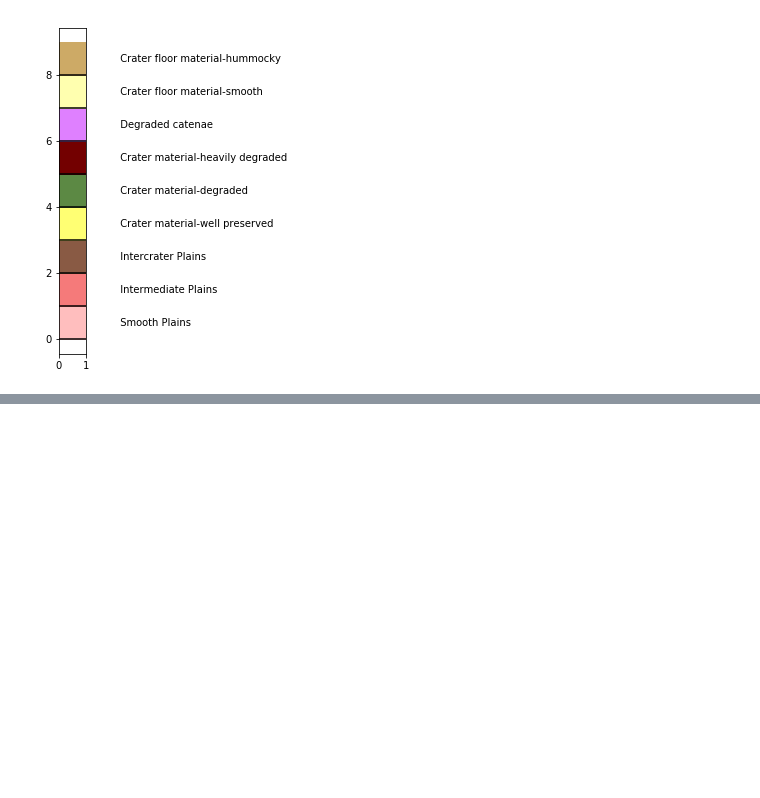
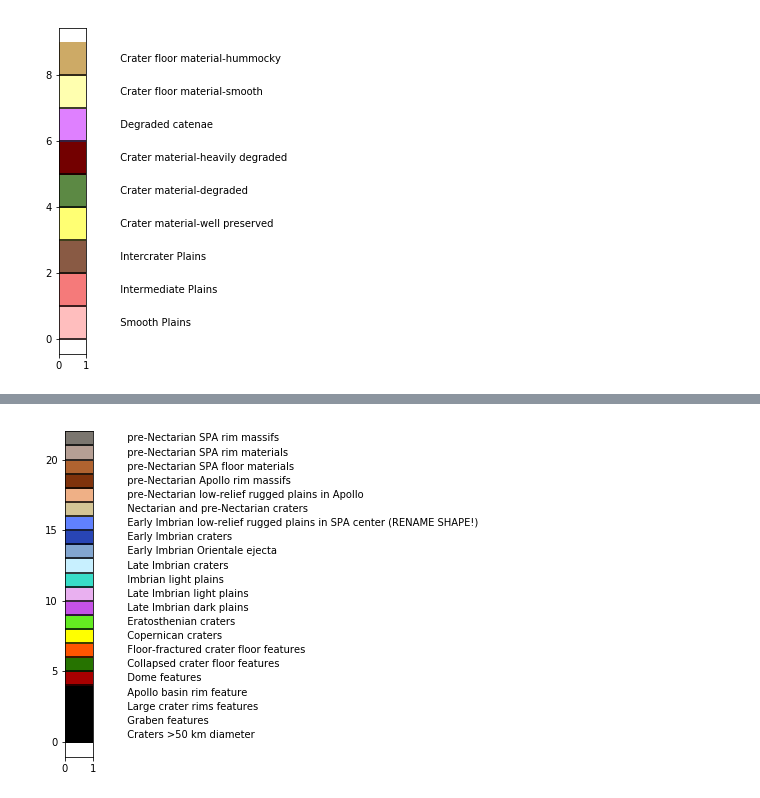
Before and after one commit to planmap-eu/planmap-notebooks-code, a Jupyter notebook: mapping_utils/notebooks/ShowColors.ipynb, the cells around one changed output, grey strips where cells are left out. Saved outputs shown, nothing was run; the diff lists cells and outputs as text; code cells hidden in the pictures; blank space fills up the shorter version.

```diff
--- a/mapping_utils/notebooks/ShowColors.ipynb
+++ b/mapping_utils/notebooks/ShowColors.ipynb
@@ -46,0 +78,25 @@ newtab
+# %%
+newtab["R"] = out[:,0]
+newtab["G"] = out[:,1]
+newtab["B"] = out[:,2]
+# %%
+figure(figsize=[0.5, 6])
+
+ax = gca()
+red = newtab[ ["Unit_Name", "R","G", "B"] ]
+
+
+
+for j, row in red.iterrows():
+    label, r,g,b =row.values
+
+    col = np.array([r,g,b])
+    col = col / 255.0
+
+
+    r1 = mpatch.Rectangle((0, j), 1, 1, color=col)
+    txt = ax.text(2, j+.5, '  ' + label, va='center', fontsize=10,        )
+    ax.add_patch(r1)
+    ax.axhline(j, color='k')
+# %% [output]
+[figure, added]
```
Also changed, not shown: parts of 2 cells of this notebook, 2 other files.
